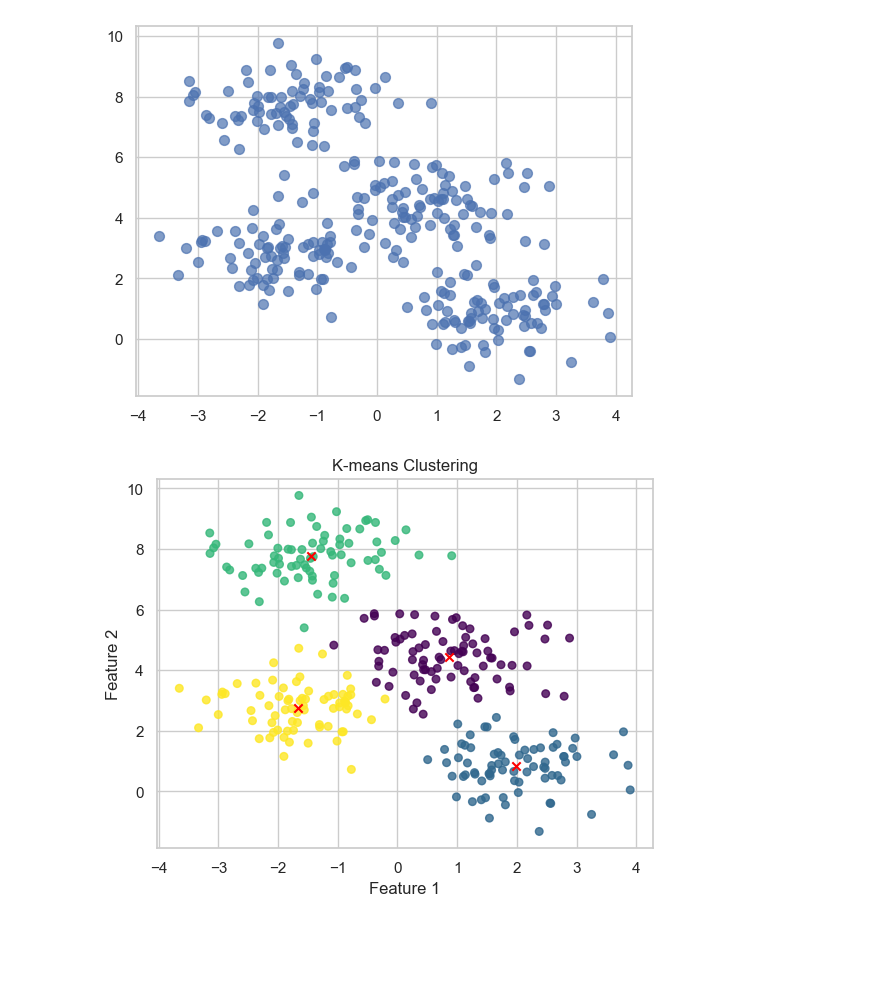
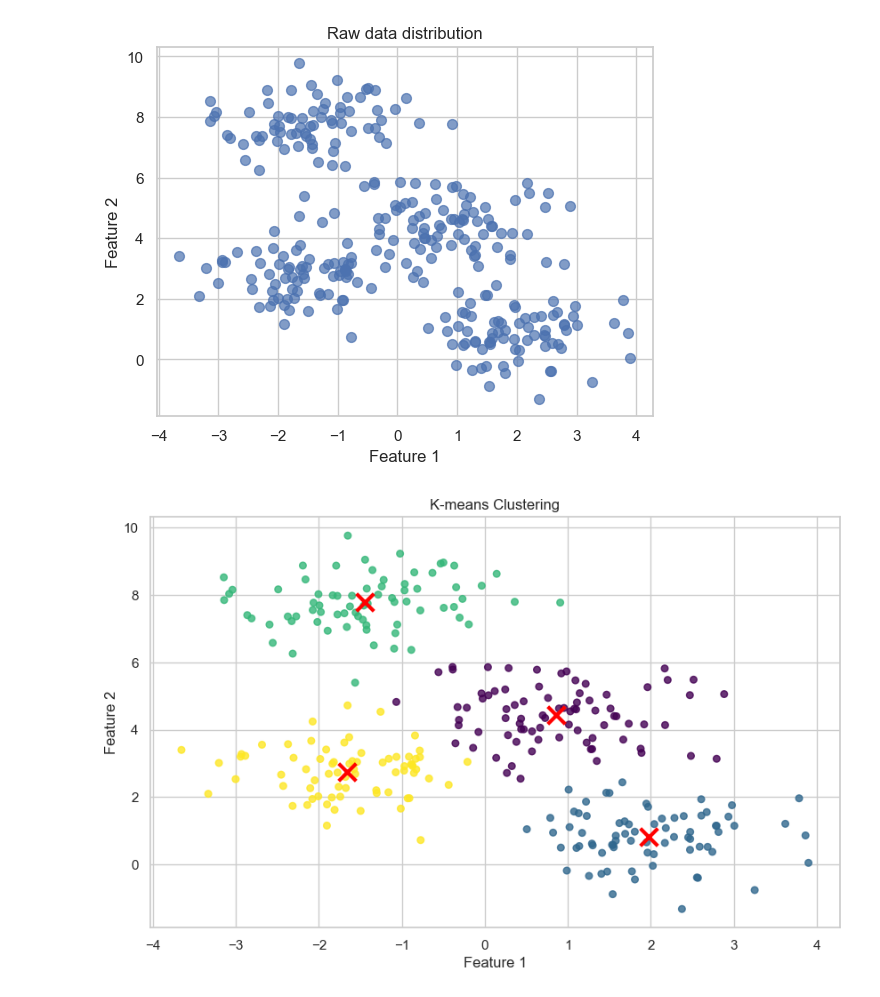
Before and after one commit to im47cn/im47cn.github.io, a Jupyter notebook: _posts/Kmeans.ipynb, the cells around one changed output. Saved outputs shown, nothing was run; the diff lists cells and outputs as text; code cells hidden in the pictures; blank space fills up the shorter version.

Commit message:
更新K-means算法博文，修改标题和描述，增加算法原理、特点及实战示例，优化代码示例和可视化部分

```diff
--- a/_posts/Kmeans.ipynb
+++ b/_posts/Kmeans.ipynb
@@ -5,20 +5,21 @@ sns.set(style="whitegrid")
 # %%
 import matplotlib.pyplot as plt
 from sklearn.cluster import KMeans
 from sklearn.datasets import make_blobs
 
 # 生成示例数据
 points, cluster_indexs = make_blobs(n_samples=300, centers=4, cluster_std=0.8, random_state=0)
 x = points[:, 0]
 y = points[:, 1]
 
 # 可视化原始数据
 plt.scatter(x, y, s=50, alpha=0.7)
-
-# 显示图形
+plt.title('Raw data distribution')
+plt.xlabel('Feature 1')
+plt.ylabel('Feature 2')
 plt.show()
 # %% [output]
-[figure, old version]
+[figure, new version]
 # %%
 import matplotlib.pyplot as plt
 from sklearn.cluster import KMeans
@@ -32,26 +33,22 @@ y = points[:, 1]
 # 可视化原始数据
 # plt.scatter(x, y, s=50, alpha=0.7)
 
-# 使用K-means算法进行聚类
+# 应用K-means算法
 kmeans = KMeans(n_clusters=4, random_state=0)
 kmeans.fit(points)
 
+# 获取聚类标签和中心点
+labels = kmeans.labels_
+centers = kmeans.cluster_centers_
+
 # 可视化聚类结果
-# labels = kmeans.predict(points)
-labels = kmeans.labels_
+plt.figure(figsize=(10, 6))
 plt.scatter(x, y, c=labels, s=30, alpha=0.8, cmap='viridis')
-
-# 标记聚类中心
-centers = kmeans.cluster_centers_
-plt.scatter(centers[:, 0], centers[:, 1], c='red', marker='x')
-
-# 添加标题和坐标轴标签
+plt.scatter(centers[:, 0], centers[:, 1], c='red', marker='x', s=200, linewidths=3)
 plt.title('K-means Clustering')
 plt.xlabel('Feature 1')
 plt.ylabel('Feature 2')
-
-# 显示图形
 plt.show()
 # %% [output]
-[figure, old version]
+[figure, new version]
 # %%
```
Also changed, not shown: parts of 1 cell of this notebook, 1 other file.
